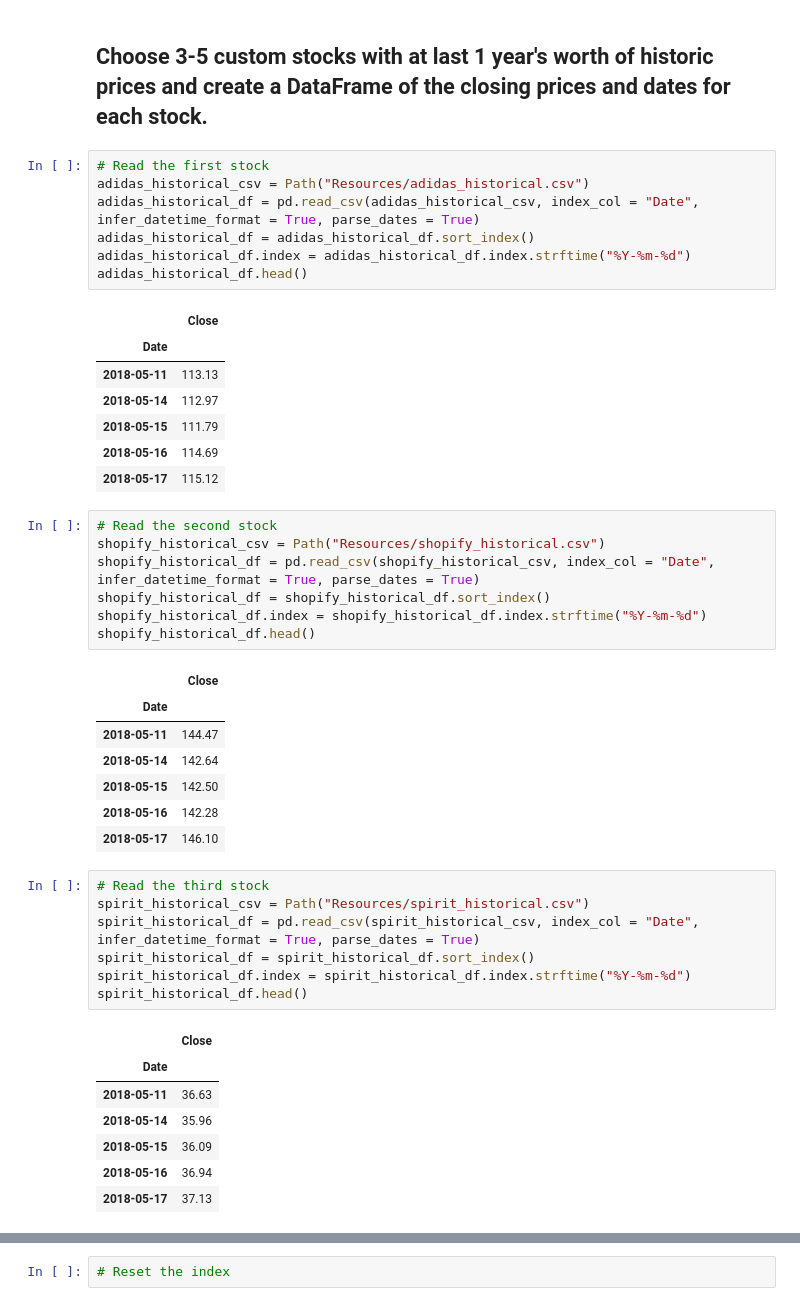
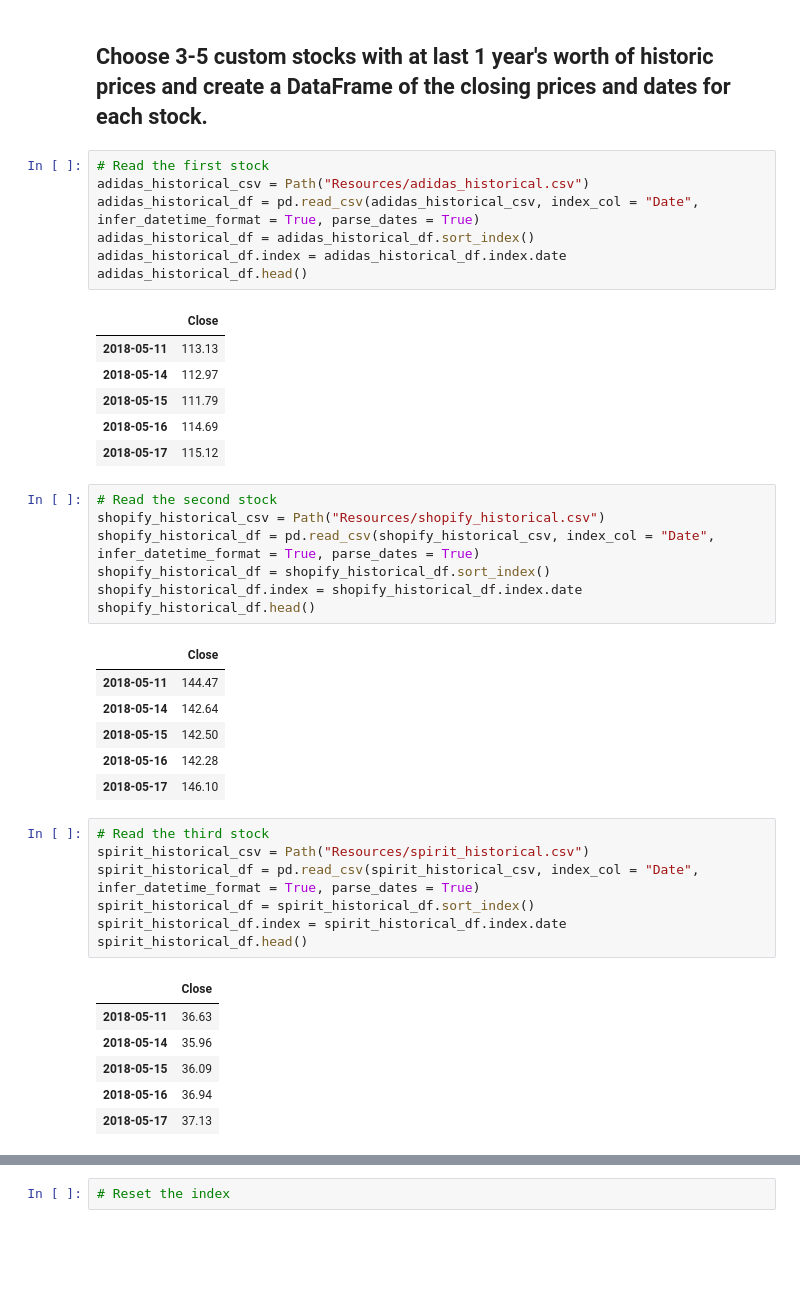
Before and after one commit to ameghani10/Whale_Analysis, a Jupyter notebook: whale_analysis.ipynb, the cells around one changed output, grey strips where cells are left out. Saved outputs shown, nothing was run; the diff lists cells and outputs as text; blank space fills up the shorter version.

```diff
--- a/whale_analysis.ipynb
+++ b/whale_analysis.ipynb
@@ -324,13 +324,12 @@ In this section, you will build your own portfolio of stocks, calculate the retu
 # %%
 # Read the first stock
 adidas_historical_csv = Path("Resources/adidas_historical.csv")
 adidas_historical_df = pd.read_csv(adidas_historical_csv, index_col = "Date", infer_datetime_format = True, parse_dates = True)
 adidas_historical_df = adidas_historical_df.sort_index()
-adidas_historical_df.index = adidas_historical_df.index.strftime("%Y-%m-%d")
+adidas_historical_df.index = adidas_historical_df.index.date
 adidas_historical_df.head()
 # %% [output]
 |  | Close |
-| Date |  |
 | 2018-05-11 | 113.13 |
 | 2018-05-14 | 112.97 |
 | 2018-05-15 | 111.79 |
@@ -341,11 +340,10 @@ adidas_historical_df.head()
 shopify_historical_csv = Path("Resources/shopify_historical.csv")
 shopify_historical_df = pd.read_csv(shopify_historical_csv, index_col = "Date", infer_datetime_format = True, parse_dates = True)
 shopify_historical_df = shopify_historical_df.sort_index()
-shopify_historical_df.index = shopify_historical_df.index.strftime("%Y-%m-%d")
+shopify_historical_df.index = shopify_historical_df.index.date
 shopify_historical_df.head()
 # %% [output]
 |  | Close |
-| Date |  |
 | 2018-05-11 | 144.47 |
 | 2018-05-14 | 142.64 |
 | 2018-05-15 | 142.50 |
@@ -356,11 +354,10 @@ shopify_historical_df.head()
 spirit_historical_csv = Path("Resources/spirit_historical.csv")
 spirit_historical_df = pd.read_csv(spirit_historical_csv, index_col = "Date", infer_datetime_format = True, parse_dates = True)
 spirit_historical_df = spirit_historical_df.sort_index()
-spirit_historical_df.index = spirit_historical_df.index.strftime("%Y-%m-%d")
+spirit_historical_df.index = spirit_historical_df.index.date
 spirit_historical_df.head()
 # %% [output]
 |  | Close |
-| Date |  |
 | 2018-05-11 | 36.63 |
 | 2018-05-14 | 35.96 |
 | 2018-05-15 | 36.09 |
```
Also changed, not shown: parts of 6 cells of this notebook.
